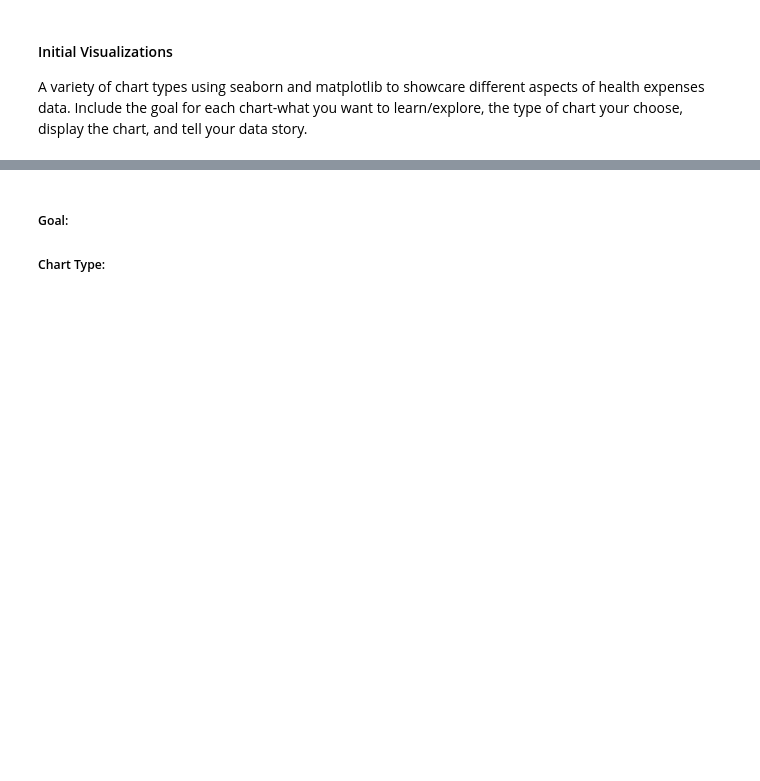
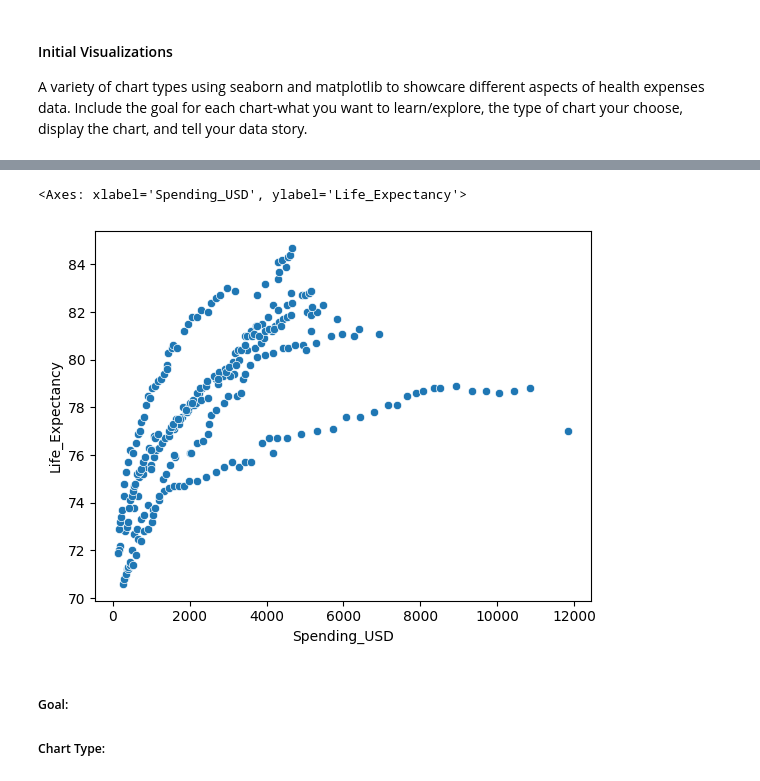
Before and after one commit to JackieGanyo/datafun-06-eda, a Jupyter notebook: JGanyo_eda.ipynb, the cells around one changed output, grey strips where cells are left out. Cells and saved outputs as stored; diff of their text form; code cells hidden in the pictures; blank space fills up the shorter version.

Commit message:
Seaborn Scatterplot

```diff
--- a/JGanyo_eda.ipynb
+++ b/JGanyo_eda.ipynb
@@ -119,3 +119,13 @@ A variety of chart types using seaborn and matplotlib to showcare different aspe
+# %%
+
+sns.scatterplot(
+    data=df,
+    x="Spending_USD",
+    y="Life_Expectancy"
+    )
+# %% [output]
+<Axes: xlabel='Spending_USD', ylabel='Life_Expectancy'>
+[figure, added]
 # %% [markdown]
 ##### Goal:
 ##### Chart Type:
```
Also changed, not shown: parts of 3 cells of this notebook.
